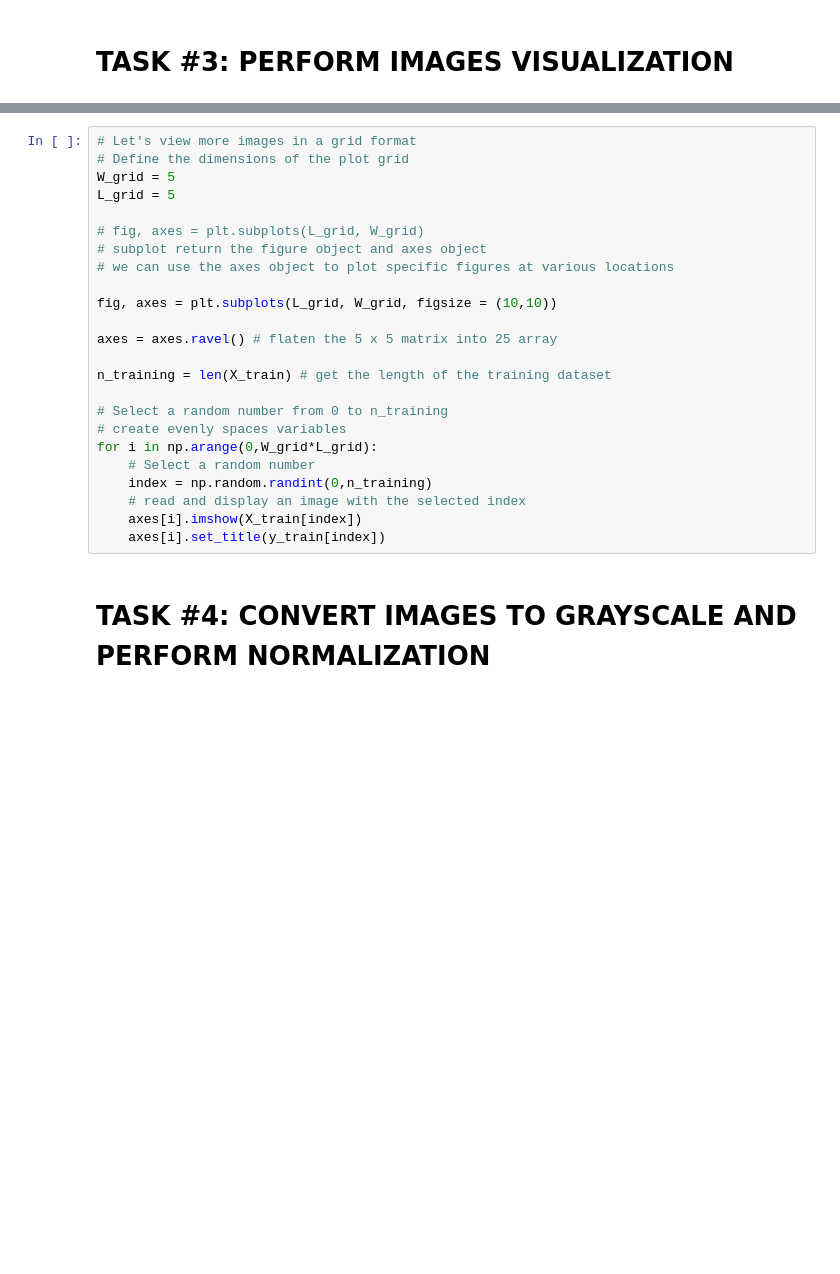
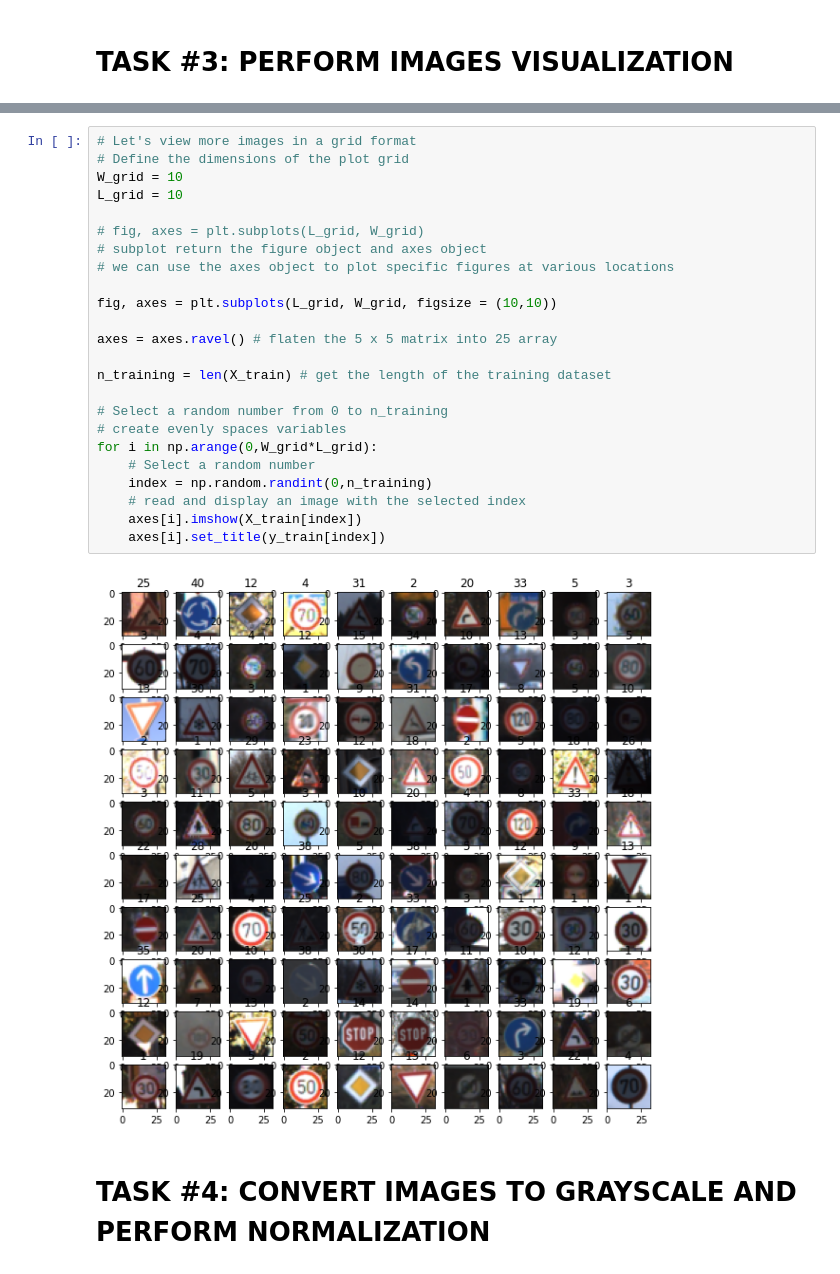
Before and after one commit to sidrockzz/Traffic-Signs-Classifications, a Jupyter notebook: Deep Learning For Traffic Sign Classification.ipynb, the cells around one changed output, grey strips where cells are left out. Cells and saved outputs as stored; diff of their text form; blank space fills up the shorter version.

```diff
--- a/Deep Learning For Traffic Sign Classification.ipynb
+++ b/Deep Learning For Traffic Sign Classification.ipynb
@@ -49,27 +53,29 @@ y_train[i]
 # %%
 # Let's view more images in a grid format
 # Define the dimensions of the plot grid
-W_grid = 5
-L_grid = 5
+W_grid = 10
+L_grid = 10
 
 # fig, axes = plt.subplots(L_grid, W_grid)
 # subplot return the figure object and axes object
 # we can use the axes object to plot specific figures at various locations
 
 fig, axes = plt.subplots(L_grid, W_grid, figsize = (10,10))
 
 axes = axes.ravel() # flaten the 5 x 5 matrix into 25 array
 
 n_training = len(X_train) # get the length of the training dataset
 
 # Select a random number from 0 to n_training
 # create evenly spaces variables
 for i in np.arange(0,W_grid*L_grid):
     # Select a random number
     index = np.random.randint(0,n_training)
     # read and display an image with the selected index
     axes[i].imshow(X_train[index])
     axes[i].set_title(y_train[index])
+# %% [output]
+[figure, added]
 # %% [markdown]
 # TASK #4: CONVERT IMAGES TO GRAYSCALE AND PERFORM NORMALIZATION
 # %%
```
Also changed, not shown: parts of 8 cells of this notebook.
